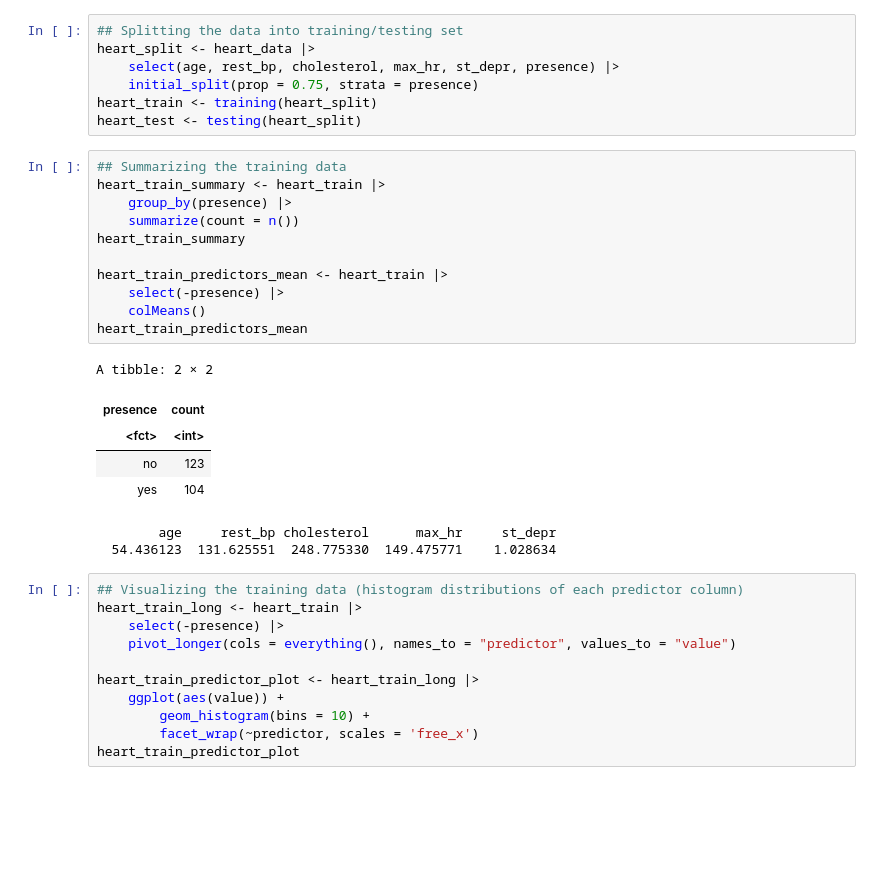
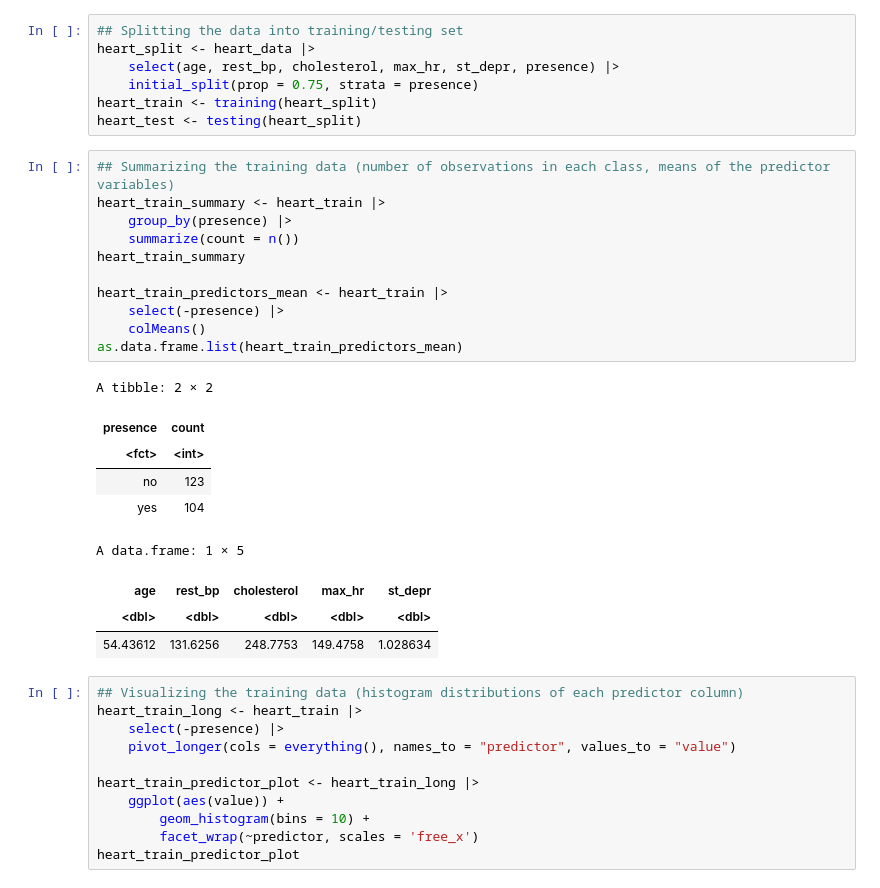
Before and after one commit to itsDagu/dsci100-group-01, a Jupyter notebook: group_proposal.ipynb, the cells around one changed output. Drawn from its saved outputs; the diff is of its cells as text; blank space fills up the shorter version.

Commit message:
Added table for summary

```diff
--- a/group_proposal.ipynb
+++ b/group_proposal.ipynb
@@ -87,24 +88,26 @@ heart_split <- heart_data |>
 heart_train <- training(heart_split)
 heart_test <- testing(heart_split)
 # %%
-## Summarizing the training data
+## Summarizing the training data (number of observations in each class, means of the predictor variables)
 heart_train_summary <- heart_train |>
     group_by(presence) |>
     summarize(count = n())
 heart_train_summary
 
 heart_train_predictors_mean <- heart_train |>
     select(-presence) |>
     colMeans()
-heart_train_predictors_mean
+as.data.frame.list(heart_train_predictors_mean)
 # %% [output]
 A tibble: 2 × 2
 | presence | count |
 | <fct> | <int> |
 | no | 123 |
 | yes | 104 |
-        age     rest_bp cholesterol      max_hr     st_depr
-  54.436123  131.625551  248.775330  149.475771    1.028634
+A data.frame: 1 × 5
+| age | rest_bp | cholesterol | max_hr | st_depr |
+| <dbl> | <dbl> | <dbl> | <dbl> | <dbl> |
+| 54.43612 | 131.6256 | 248.7753 | 149.4758 | 1.028634 |
 # %%
 ## Visualizing the training data (histogram distributions of each predictor column)
 heart_train_long <- heart_train |>
```
Also changed, not shown: parts of 3 cells of this notebook.
